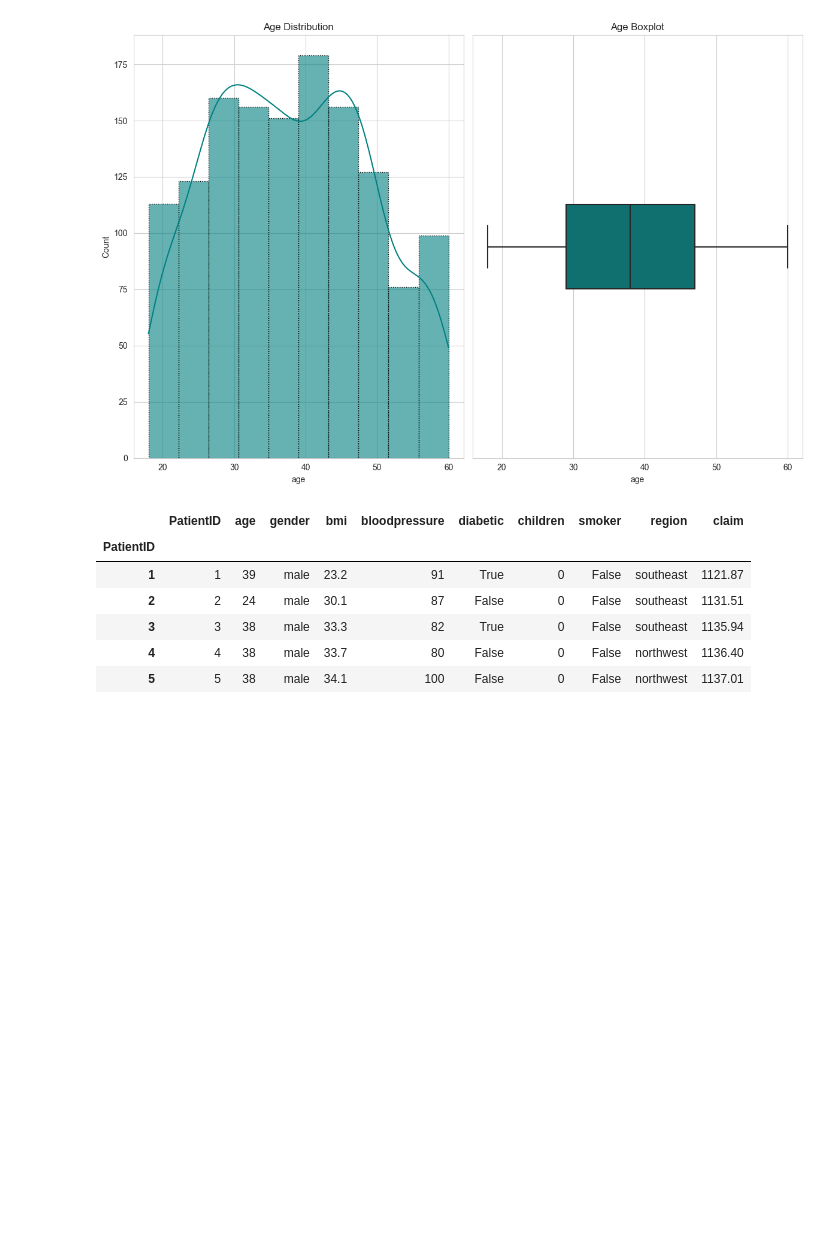
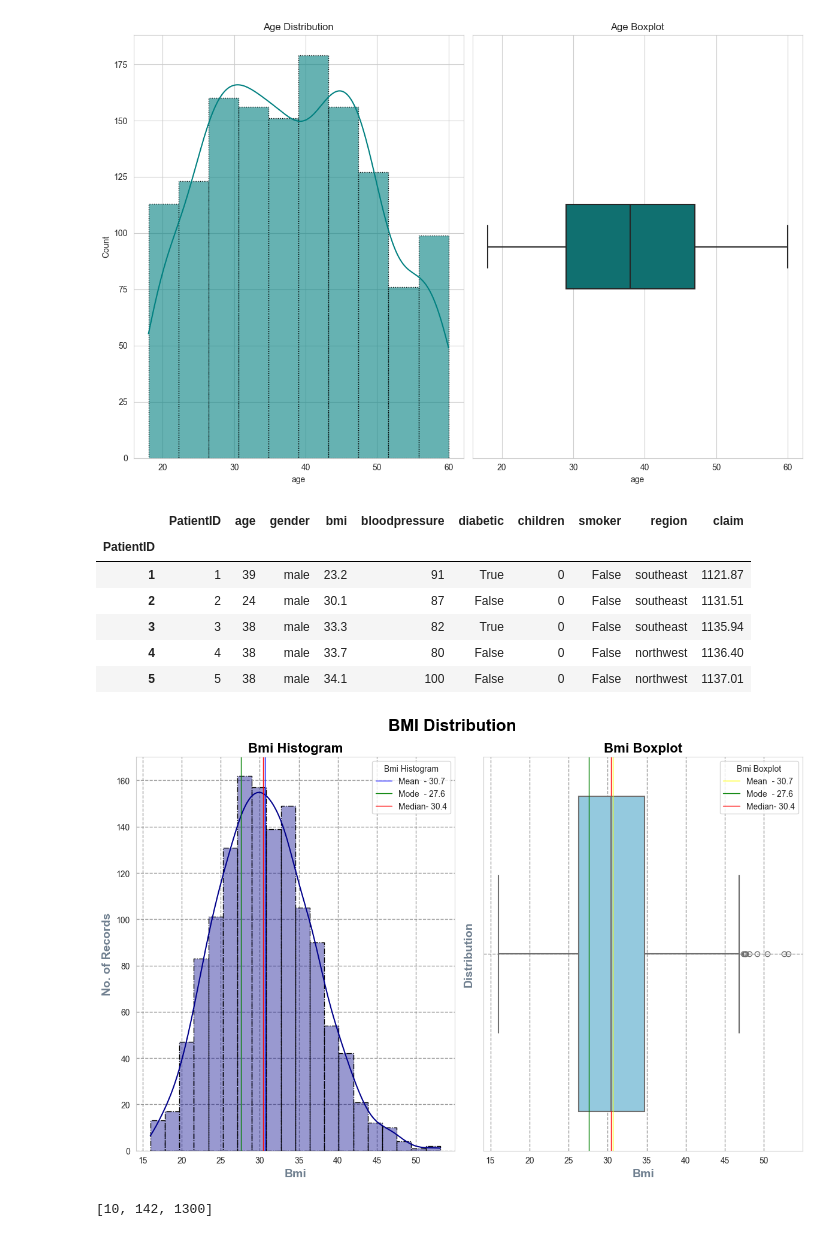
Before and after one commit to SaurabhSSB/medical-expense-analysis, a Jupyter notebook: 2_eda.ipynb, the cells around one changed output. Saved outputs shown, nothing was run; the diff lists cells and outputs as text; code cells hidden in the pictures; blank space fills up the shorter version.

```diff
--- a/2_eda.ipynb
+++ b/2_eda.ipynb
@@ -326,3 +326,37 @@ df.head()
 | 3 | 3 | 38 | male | 33.3 | 82 | True | 0 | False | southeast | 1135.94 |
 | 4 | 4 | 38 | male | 33.7 | 80 | False | 0 | False | northwest | 1136.40 |
 | 5 | 5 | 38 | male | 34.1 | 100 | False | 0 | False | northwest | 1137.01 |
+# %%
+fig, axes= plt.subplots(nrows= 1, ncols= 2, figsize= (12, 8))
+sns.set_style('whitegrid')
+
+sns.histplot(df.bmi, kde= True, ax= axes[0], linewidth= 1, linestyle= '-.', color= 'darkblue', edgecolor= 'black', bins= 20, alpha= 0.4)
+axes[0].set_title('Bmi Histogram', fontsize= 16, fontweight= 'bold', color= 'black')
+axes[0].set_xlabel('Bmi', fontsize= 14, fontweight= 'bold', color= 'slategray')
+axes[0].set_ylabel('No. of Records', fontsize= 14, fontweight= 'bold', color= 'slategray')
+axes[0]. axvline(x= df.bmi.mean(), linewidth= 1, linestyle= '-', color= 'blue', label= f"{'Mean': <6}- {df.bmi.mean():.1f}")
+axes[0]. axvline(x= df.bmi.mode().iloc[0], linewidth= 1, linestyle= '-', color= 'green', label= f"{'Mode': <6}- {df.bmi.mode().iloc[0]:.1f}")
+axes[0]. axvline(x= df.bmi.median(), linewidth= 1, linestyle= '-', color= 'red', label= f"{'Median': <6}- {df.bmi.median():.1f}")
+axes[0].legend(title= 'Bmi Histogram')
+axes[0].grid(True, linewidth= 1, linestyle= "--", color= 'grey', alpha= 0.8)
+
+sns.boxplot(x= df.bmi, linewidth= 1.5, width= 0.8, color= 'skyblue', ax= axes[1])
+axes[1].set_title("Bmi Boxplot", fontsize= 16, fontweight= 'bold', color= 'black')
+axes[1].set_xlabel('Bmi', fontsize= 14, fontweight= 'bold', color= 'slategray')
+axes[1].set_ylabel("Distribution", fontsize= 14, fontweight= 'bold', color= 'slategray')
+axes[1].axvline(x= df.bmi.mean(), linewidth= 1, linestyle= '-', color= 'yellow', label= f"{'Mean': <6}- {df.bmi.mean():.1f}")
+axes[1].axvline(x= df.bmi.mode().iloc[0], linewidth= 1, linestyle= '-', color= 'green', label= f"{'Mode': <6}- {df.bmi.mode().iloc[0]:.1f}")
+axes[1].axvline(x= df.bmi.median(), linewidth= 1, linestyle= '-', color= 'red', label= f"{'Median': <6}- {df.bmi.median():.1f}")
+axes[1].legend(title= "Bmi Boxplot")
+axes[1].grid(True, linewidth= 1, linestyle= "--", color= 'grey', alpha= 0.8)
+
+fig.suptitle('BMI Distribution', fontsize=20, fontweight='bold', color='black')
+plt.tight_layout()
+plt.show()
+# %% [output]
+[figure, added]
+# %%
+l= df[df.bmi> 50].index.to_list()
+l
+# %% [output]
+[10, 142, 1300]
```
Also changed, not shown: parts of 4 cells of this notebook.
